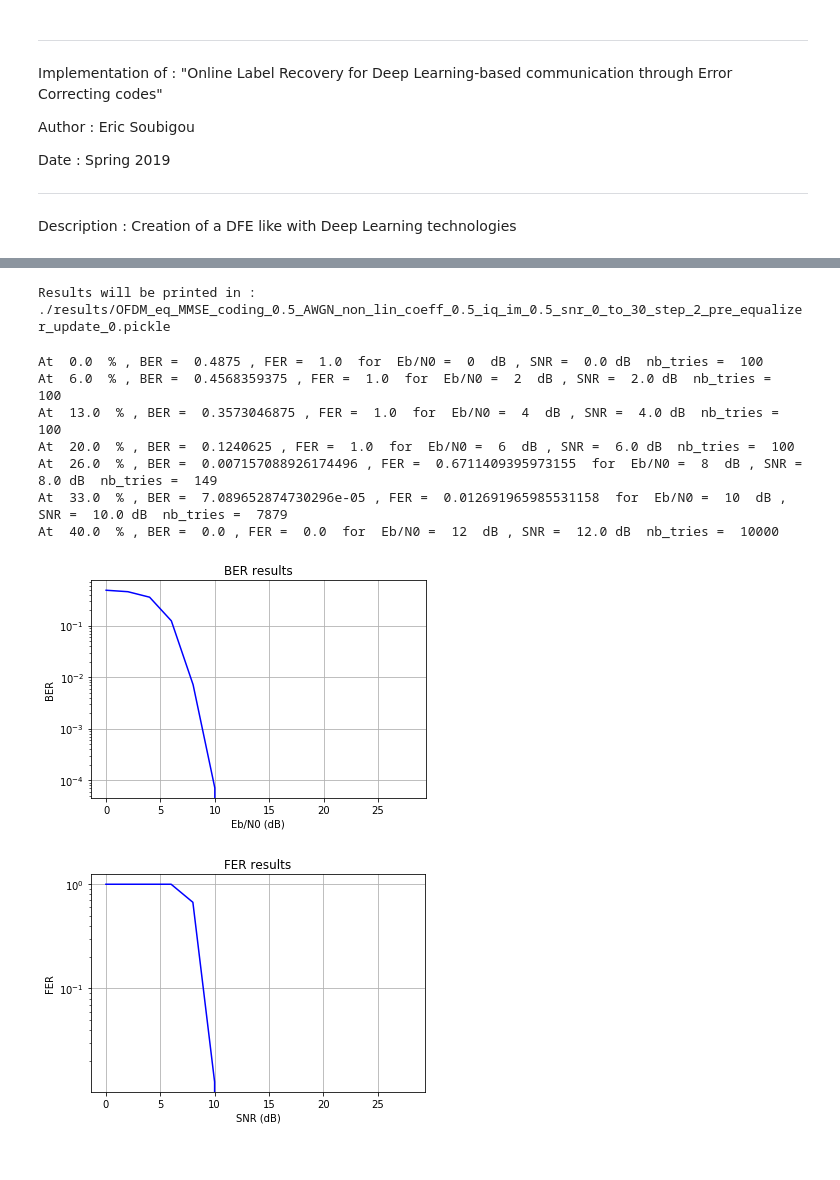
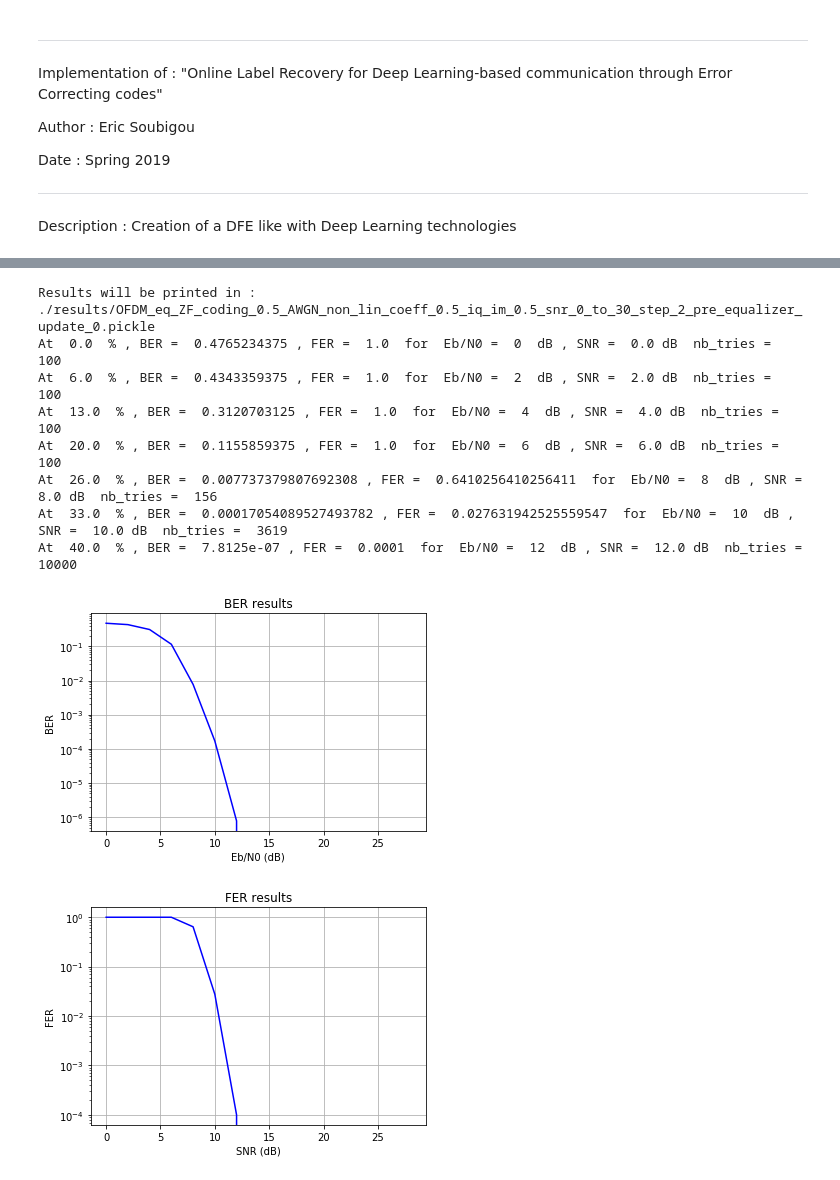
Before and after one commit to EricSoubigou/Deep-Net-Pre-Equalizer, a Jupyter notebook: online_label_recovery.ipynb, the cells around one changed output, grey strips where cells are left out. Cells and saved outputs as stored; diff of their text form; code cells hidden in the pictures.

```diff
--- a/online_label_recovery.ipynb
+++ b/online_label_recovery.ipynb
@@ -228,7 +196,7 @@ Epoch 300/300; training MSE : 0.0001565646380186081; validation MSE : 0.00040375
 from MonteCarlo import *
 
 # Model loading
-model_path = "./models/pre_eq_model_test"
+model_path = "./models/pre_eq_model.pth"
 
 simulation_param_dict = {
     "m_c_parameters": {
@@ -238,42 +206,42 @@ simulation_param_dict = {
         "min_eb_n0": 0,
         "max_eb_n0": 30,
     },
     "channel_parameters": {
         "channel_type": "AWGN",
         "non_lin_coeff": 0.5,
         "iq_imbalance": 0.5,
         "channel_taps": np.array([1]),
     },
     "frame_length": 256,
     "modulation": {
         "modulation_order": 4,
         "nb_carriers": 64,
         "cp_length": 8,
         "off_carrier": 0,
     },
-    "equalizer": "MMSE",
+    "equalizer": "ZF",
     "channel_coding": {
         "mem_size": np.array([2]),
         "g_matrix": np.array([[0o5, 0o7]]),
         "rho": 1 / 2,  #  Coding rate
     },
     "pre_equalizer": {
         "model_path": model_path,
         "feed_back_freq": 0,
     }
 }
 
 # Launch the simulation
 monte_carlo_simulation(simulation_param_dict, "test")
 # %% [output]
-Results will be printed in :  ./results/OFDM_eq_MMSE_coding_0.5_AWGN_non_lin_coeff_0.5_iq_im_0.5_snr_0_to_30_step_2_pre_equalizer_update_0.pickle
+Results will be printed in :  ./results/OFDM_eq_ZF_coding_0.5_AWGN_non_lin_coeff_0.5_iq_im_0.5_snr_0_to_30_step_2_pre_equalizer_update_0.pickle
+At  0.0  % , BER =  0.4765234375 , FER =  1.0  for  Eb/N0 =  0  dB , SNR =  0.0 dB  nb_tries =  100
+At  6.0  % , BER =  0.4343359375 , FER =  1.0  for  Eb/N0 =  2  dB , SNR =  2.0 dB  nb_tries =  100
+At  13.0  % , BER =  0.3120703125 , FER =  1.0  for  Eb/N0 =  4  dB , SNR =  4.0 dB  nb_tries =  100
+At  20.0  % , BER =  0.1155859375 , FER =  1.0  for  Eb/N0 =  6  dB , SNR =  6.0 dB  nb_tries =  100
+At  26.0  % , BER =  0.007737379807692308 , FER =  0.6410256410256411  for  Eb/N0 =  8  dB , SNR =  8.0 dB  nb_tries =  156
+At  33.0  % , BER =  0.00017054089527493782 , FER =  0.027631942525559547  for  Eb/N0 =  10  dB , SNR =  10.0 dB  nb_tries =  3619
+At  40.0  % , BER =  7.8125e-07 , FER =  0.0001  for  Eb/N0 =  12  dB , SNR =  12.0 dB  nb_tries =  10000
-At  0.0  % , BER =  0.4875 , FER =  1.0  for  Eb/N0 =  0  dB , SNR =  0.0 dB  nb_tries =  100
-At  6.0  % , BER =  0.4568359375 , FER =  1.0  for  Eb/N0 =  2  dB , SNR =  2.0 dB  nb_tries =  100
-At  13.0  % , BER =  0.3573046875 , FER =  1.0  for  Eb/N0 =  4  dB , SNR =  4.0 dB  nb_tries =  100
-At  20.0  % , BER =  0.1240625 , FER =  1.0  for  Eb/N0 =  6  dB , SNR =  6.0 dB  nb_tries =  100
-At  26.0  % , BER =  0.007157088926174496 , FER =  0.6711409395973155  for  Eb/N0 =  8  dB , SNR =  8.0 dB  nb_tries =  149
-At  33.0  % , BER =  7.089652874730296e-05 , FER =  0.012691965985531158  for  Eb/N0 =  10  dB , SNR =  10.0 dB  nb_tries =  7879
-At  40.0  % , BER =  0.0 , FER =  0.0  for  Eb/N0 =  12  dB , SNR =  12.0 dB  nb_tries =  10000
-[figure, old version]
+[figure, new version]
-[figure, old version]
+[figure, new version]
 # %%
```
Also changed, not shown: parts of 7 cells of this notebook, 9 other files.
